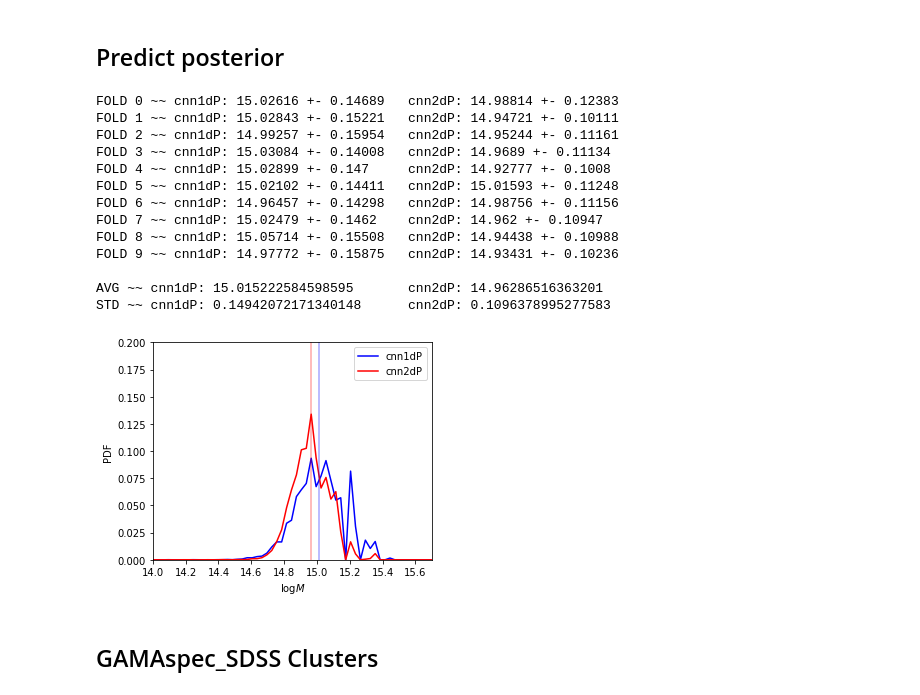
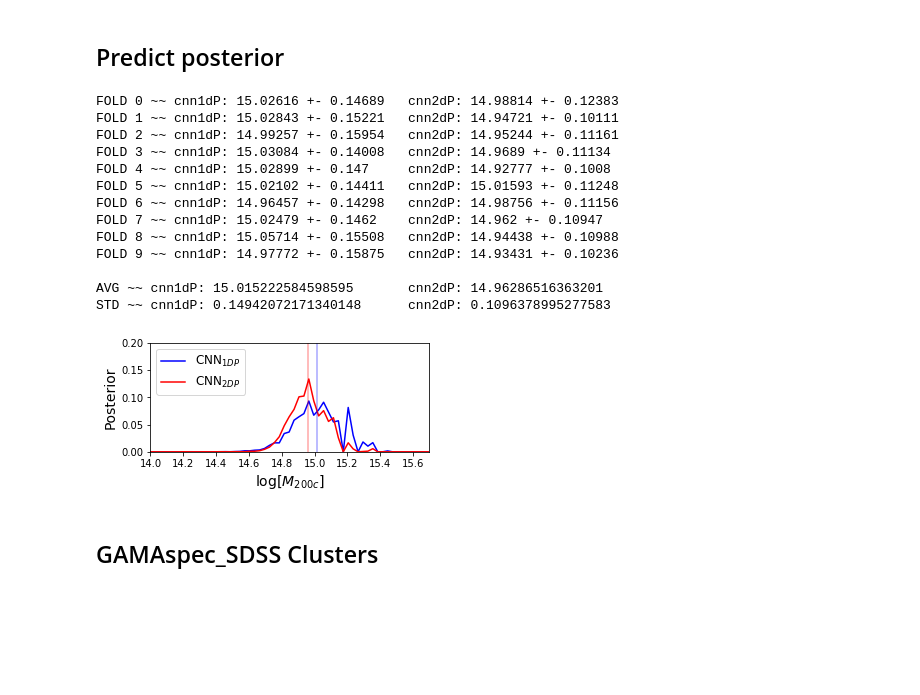
Before and after one commit to McWilliamsCenter/halo_cnn, a Jupyter notebook: notebooks/gama.ipynb, the cells around one changed output. Drawn from its saved outputs; the diff is of its cells as text; code cells hidden in the pictures; blank space fills up the shorter version.

```diff
--- a/notebooks/gama.ipynb
+++ b/notebooks/gama.ipynb
@@ -8,13 +8,14 @@ from astropy.cosmology import WMAP9 as cosmo
 from astropy.coordinates import SkyCoord
 from astropy import units
 from importlib import reload
+import pickle
 
 import matplotlib as mpl
 mpl.use('Agg')
 
 mpl.rcParams['figure.figsize'] = (7,7)
 mpl.rcParams['figure.facecolor'] = (1,1,1,1)
-mpl.rcParams.update({'font.size':22})
+mpl.rcParams.update({'font.size':32})
 
 % matplotlib inline
 
@@ -339,0 +461,8 @@ Mass Estimates
+# %%
+def M_200c_from_M(M, R, M_200ctrue):
+    c = concentration.concentration(M=M_200ctrue, z=0.0, mdef='200c', model='diemer15')
+    R_200ctrue = R_200c(M_200ctrue)
+
+    r_s = R_200ctrue/c
+
+    return M*m(R/r_s)/m(c)
@@ -339,0 +562,20 @@ Mass Estimates
+# %%
+p_c = cosmology.getCurrent().rho_c(z=0)*(1000.)**3
+
+def rho_bar(M,R):
+    return M/(4*np.pi/3.*R**3)
+# %%
+f,ax = plt.subplots(figsize=(9,5))
+
+plt.plot(np.arange(9)-1,np.arange(9)-1,'k',alpha=0.2)
+for i, key in np.ndenumerate(list(coma_masses.keys())):
+    i=i[0]
+
+    plt.errorbar(x=i, y=rho_bar(coma_masses[key][1]*10**15,coma_masses[key][0])-200*p_c,
+                 yerr = np.abs((rho_bar((coma_masses[key][1]+np.array([coma_masses[key][2]]).reshape((2,1)))*10**15,coma_masses[key][0])-200*p_c) - \
+                         (rho_bar(coma_masses[key][1]*10**15,coma_masses[key][0])-200*p_c)),
+                 marker='.',capsize=3)
+plt.xlim(-0.5,6.5)
+plt.xticks(list(np.arange(len(coma_masses))), coma_masses.keys())
+
+plt.ylabel(r'$\bar\rho-200\rho_c$')
@@ -524,41 +775,41 @@ for i in range(par_1dP['nfolds']):
     print('FOLD', i, '~~ cnn1dP:', round(pred_1dP,5),'+-',round(std_1dP,5),
           '\tcnn2dP:', round(pred_2dP,5),'+-',round(std_2dP,5),)
 
 print('\nAVG ~~ cnn1dP:', np.dot(np.mean(logM_1dP, axis=0),bin_centers_1dP),
       '\tcnn2dP:', np.dot(np.mean(logM_2dP, axis=0),bin_centers_2dP))
 print('STD ~~ cnn1dP:', np.sqrt(np.sum(np.dot(logM_1dP,bin_centers_1dP**2) - np.dot(logM_1dP,bin_centers_1dP)**2))/np.sqrt(par_1dP['nfolds'])
       , '\tcnn2dP:', np.sqrt(np.sum(np.dot(logM_2dP,bin_centers_2dP**2) - np.dot(logM_2dP,bin_centers_2dP)**2))/np.sqrt(par_2dP['nfolds']))
 
-f = plt.figure(figsize=(5,4))
+f = plt.figure(figsize=(5,2))
 
-plt.plot(bin_centers_1dP, np.mean(logM_1dP,axis=0), label='cnn1dP', color='b', alpha=1)#, width=2.5/par_1dP['nbins'])
-plt.plot(bin_centers_2dP, np.mean(logM_2dP,axis=0), label='cnn2dP', color='r', alpha=1)#, width=2.5/par_2dP['nbins'])
+plt.plot(bin_centers_1dP, np.mean(logM_1dP,axis=0), label='CNN$_{1DP}$', color='b', alpha=1)#, width=2.5/par_1dP['nbins'])
+plt.plot(bin_centers_2dP, np.mean(logM_2dP,axis=0), label='CNN$_{2DP}$', color='r', alpha=1)#, width=2.5/par_2dP['nbins'])
 plt.axvline(np.dot(np.mean(logM_1dP, axis=0),bin_centers_1dP), color='b', alpha=0.35)
 plt.axvline(np.dot(np.mean(logM_2dP, axis=0),bin_centers_2dP), color='r', alpha=0.35)
 
-plt.xlabel('$\log M$')
-plt.ylabel('PDF')
+plt.xlabel('$\log[M_{200c}]$', fontsize=14)
+plt.ylabel('Posterior', fontsize=14)
 
 plt.xlim(14,15.7)
 plt.ylim(0,0.2)
-plt.legend()
+plt.legend(fontsize=12, loc=2)
 
-f.savefig(os.path.join(imdir,'temp.png'),bbox_inches='tight', dpi=300)
+f.savefig(os.path.join(imdir,'temp.png'),bbox_inches='tight', dpi=400)
 # %% [output]
 FOLD 0 ~~ cnn1dP: 15.02616 +- 0.14689   cnn2dP: 14.98814 +- 0.12383
 FOLD 1 ~~ cnn1dP: 15.02843 +- 0.15221   cnn2dP: 14.94721 +- 0.10111
 FOLD 2 ~~ cnn1dP: 14.99257 +- 0.15954   cnn2dP: 14.95244 +- 0.11161
 FOLD 3 ~~ cnn1dP: 15.03084 +- 0.14008   cnn2dP: 14.9689 +- 0.11134
 FOLD 4 ~~ cnn1dP: 15.02899 +- 0.147     cnn2dP: 14.92777 +- 0.1008
 FOLD 5 ~~ cnn1dP: 15.02102 +- 0.14411   cnn2dP: 15.01593 +- 0.11248
 FOLD 6 ~~ cnn1dP: 14.96457 +- 0.14298   cnn2dP: 14.98756 +- 0.11156
 FOLD 7 ~~ cnn1dP: 15.02479 +- 0.1462    cnn2dP: 14.962 +- 0.10947
 FOLD 8 ~~ cnn1dP: 15.05714 +- 0.15508   cnn2dP: 14.94438 +- 0.10988
 FOLD 9 ~~ cnn1dP: 14.97772 +- 0.15875   cnn2dP: 14.93431 +- 0.10236
 
 AVG ~~ cnn1dP: 15.015222584598595       cnn2dP: 14.96286516363201
 STD ~~ cnn1dP: 0.14942072171340148      cnn2dP: 0.1096378995277583
-[figure, old version]
+[figure, new version]
 # %% [markdown]
 ## GAMAspec_SDSS Clusters
 # %%
```
Also changed, not shown: parts of 18 cells of this notebook, 5 other files.
